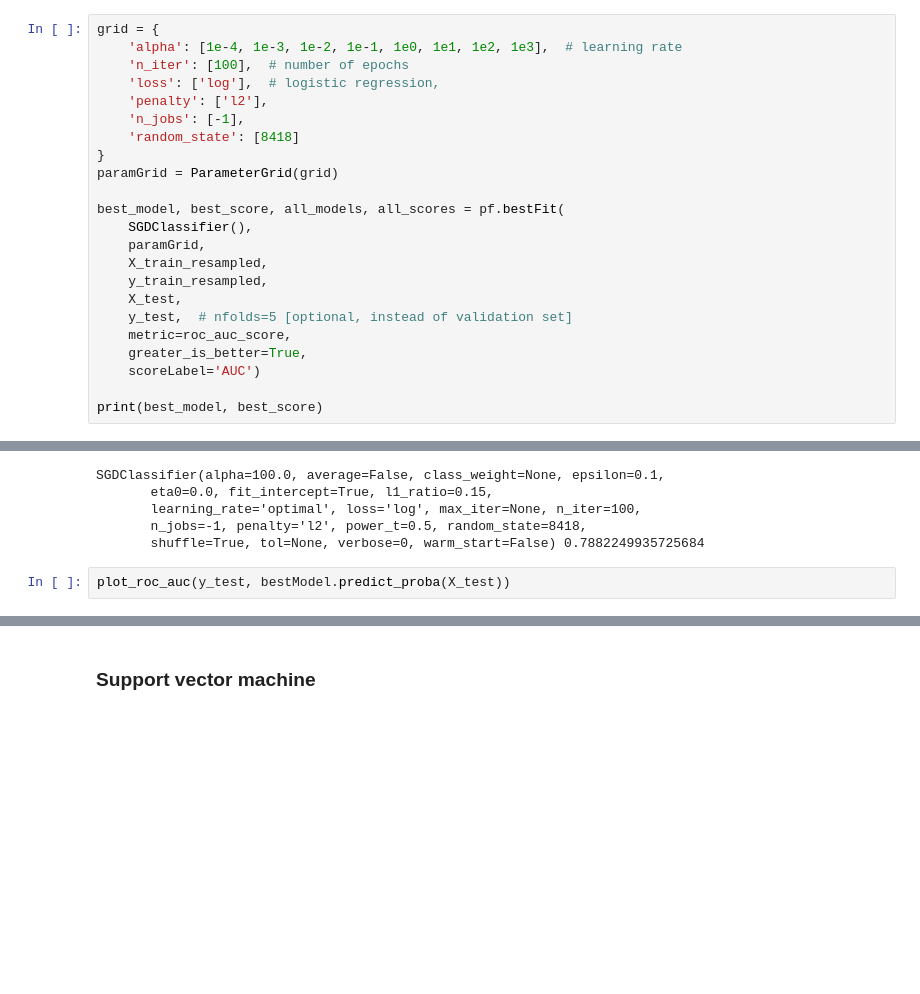
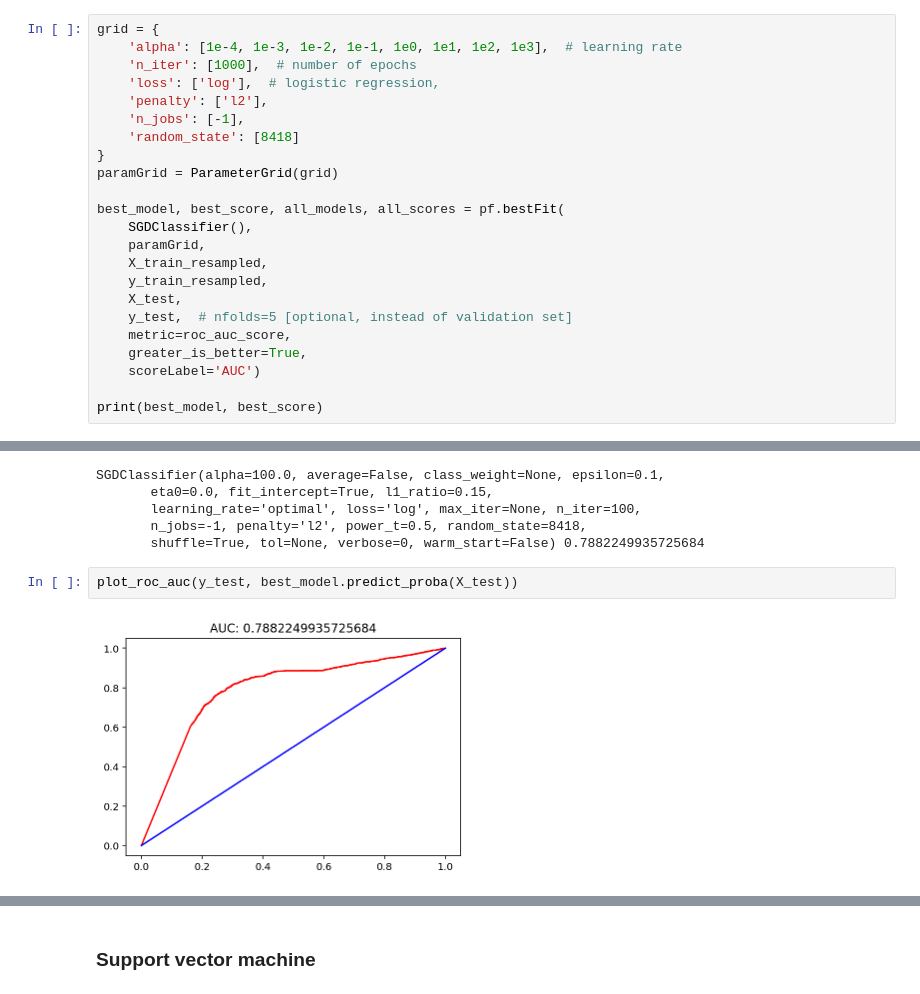
Before and after one commit to scheckley/bank_fraud_tensor, a Jupyter notebook: scratch-scikit.ipynb, the cells around one changed output, grey strips where cells are left out. Drawn from its saved outputs; the diff is of its cells as text; blank space fills up the shorter version.

```diff
--- a/scratch-scikit.ipynb
+++ b/scratch-scikit.ipynb
@@ -422,7 +422,7 @@ def plot_roc_auc(actual, preds):
 # %%
 grid = {
     'alpha': [1e-4, 1e-3, 1e-2, 1e-1, 1e0, 1e1, 1e2, 1e3],  # learning rate
-    'n_iter': [100],  # number of epochs
+    'n_iter': [1000],  # number of epochs
     'loss': ['log'],  # logistic regression,
     'penalty': ['l2'],
     'n_jobs': [-1],
@@ -462,7 +462,9 @@ SGDClassifier(alpha=100.0, average=False, class_weight=None, epsilon=0.1,
        n_jobs=-1, penalty='l2', power_t=0.5, random_state=8418,
        shuffle=True, tol=None, verbose=0, warm_start=False) 0.7882249935725684
 # %%
-plot_roc_auc(y_test, bestModel.predict_proba(X_test))
+plot_roc_auc(y_test, best_model.predict_proba(X_test))
+# %% [output]
+[figure, added]
 # %%
 tic()
 
```
Also changed, not shown: parts of 4 cells of this notebook.
